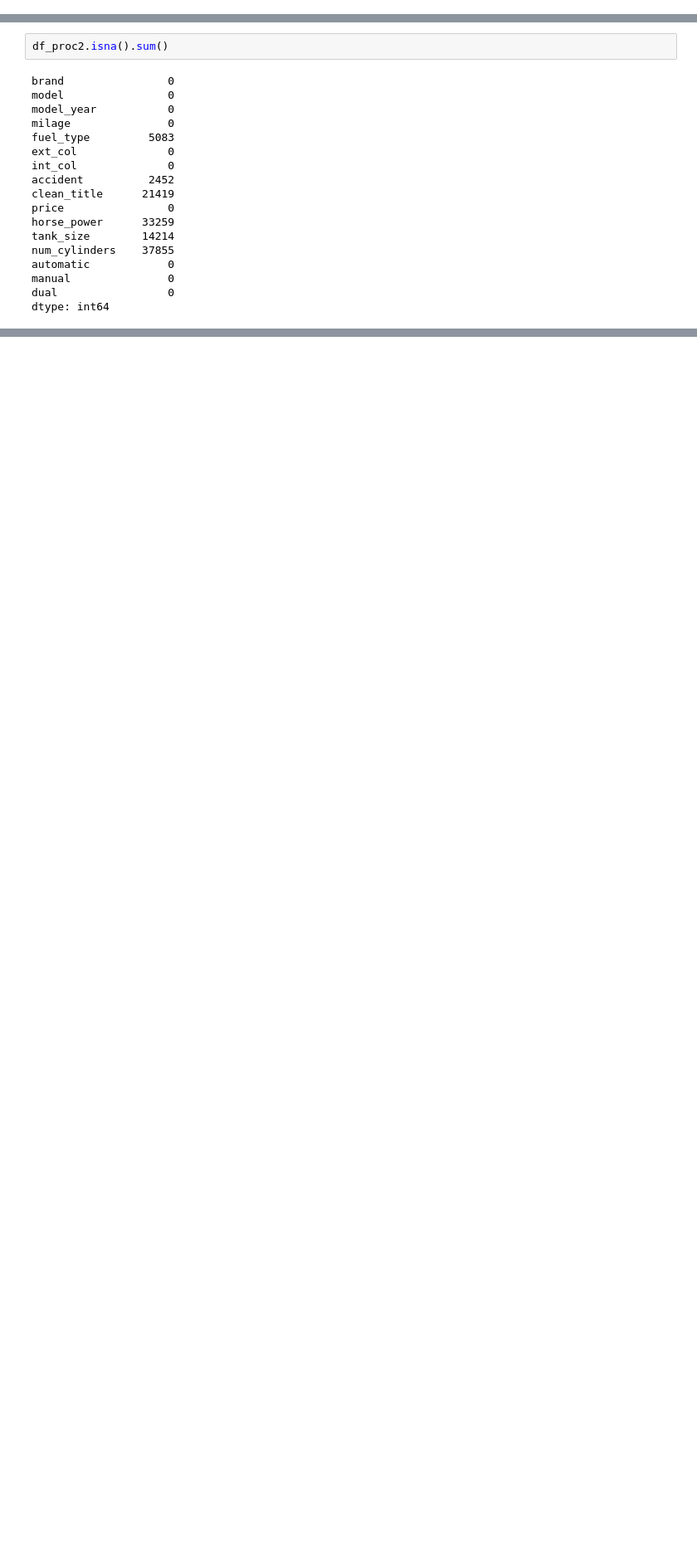
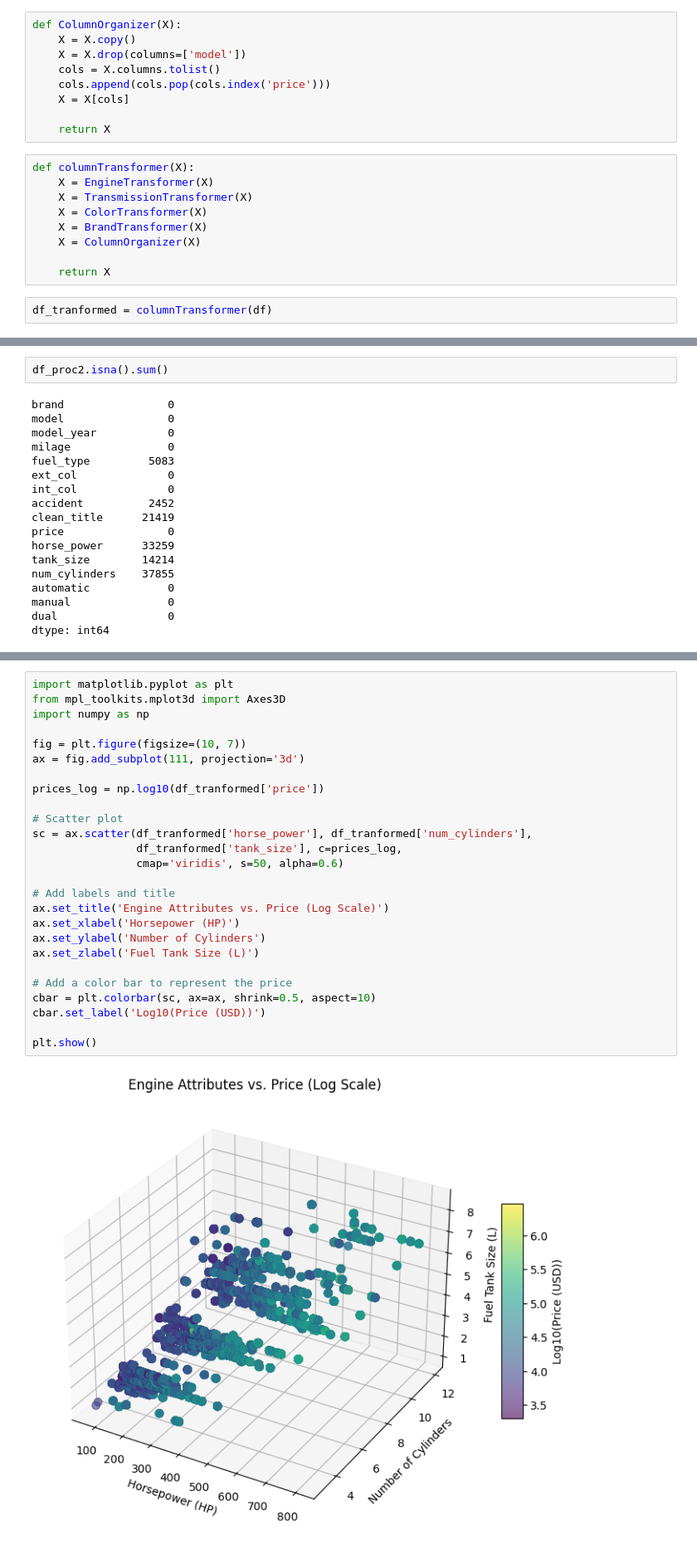
Before and after one commit to YaelDahariBIU/Tabular-Data, a Jupyter notebook: part1.ipynb, the cells around one changed output, grey strips where cells are left out. Shown: that part at 83% size. Drawn from its saved outputs; the diff is of its cells as text; blank space fills up the shorter version.

```diff
--- a/part1.ipynb
+++ b/part1.ipynb
@@ -46,0 +129,20 @@ Name: count, dtype: int64
+# %%
+def ColumnOrganizer(X):
+	X = X.copy()
+	X = X.drop(columns=['model'])
+	cols = X.columns.tolist()
+	cols.append(cols.pop(cols.index('price')))
+	X = X[cols]
+
+	return X
+# %%
+def columnTransformer(X):
+	X = EngineTransformer(X)
+	X = TransmissionTransformer(X)
+	X = ColorTransformer(X)
+	X = BrandTransformer(X)
+	X = ColumnOrganizer(X)
+
+	return X
+# %%
+df_tranformed = columnTransformer(df)
@@ -225,0 +339,28 @@ dtype: int64
+# %%
+import matplotlib.pyplot as plt
+from mpl_toolkits.mplot3d import Axes3D
+import numpy as np
+
+fig = plt.figure(figsize=(10, 7))
+ax = fig.add_subplot(111, projection='3d')
+
+prices_log = np.log10(df_tranformed['price'])
+
+# Scatter plot
+sc = ax.scatter(df_tranformed['horse_power'], df_tranformed['num_cylinders'],
+				df_tranformed['tank_size'], c=prices_log,
+				cmap='viridis', s=50, alpha=0.6)
+
+# Add labels and title
+ax.set_title('Engine Attributes vs. Price (Log Scale)')
+ax.set_xlabel('Horsepower (HP)')
+ax.set_ylabel('Number of Cylinders')
+ax.set_zlabel('Fuel Tank Size (L)')
+
+# Add a color bar to represent the price
+cbar = plt.colorbar(sc, ax=ax, shrink=0.5, aspect=10)
+cbar.set_label('Log10(Price (USD))')
+
+plt.show()
+# %% [output]
+[figure, added]
```
Also changed, not shown: parts of 22 cells of this notebook.
